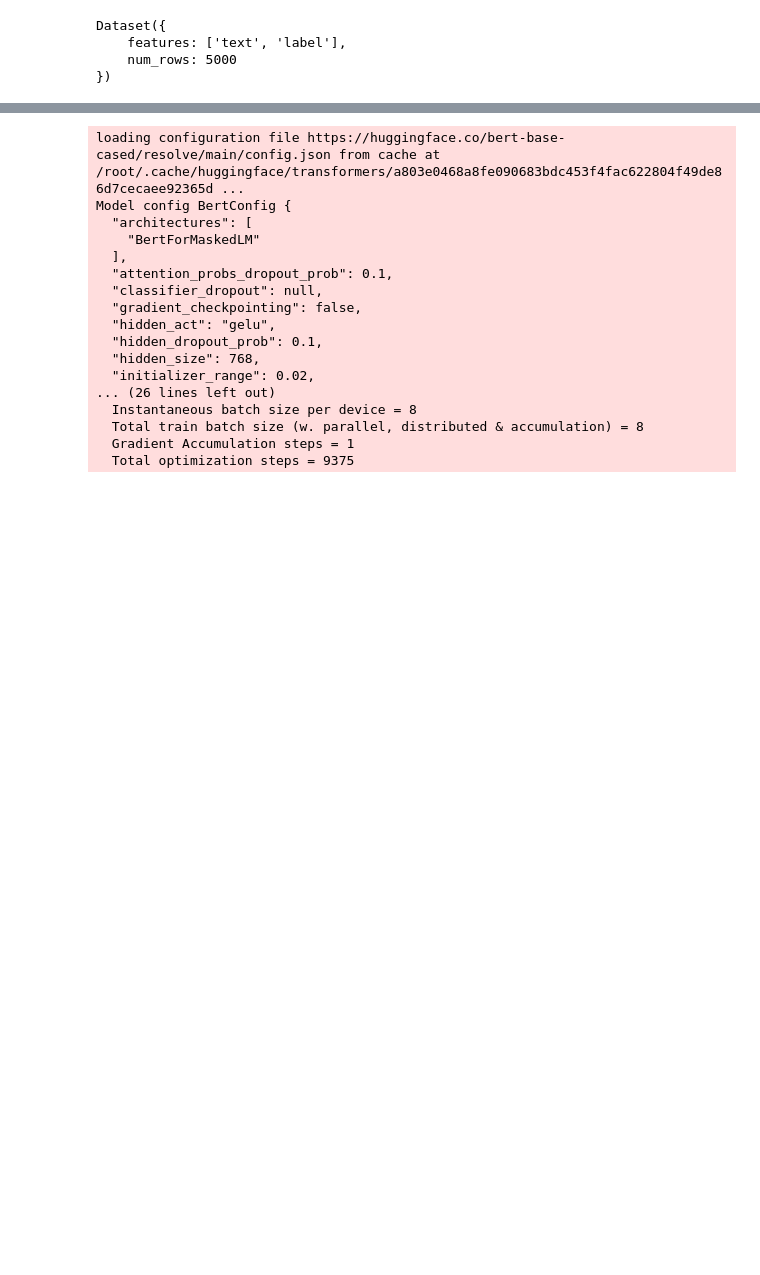
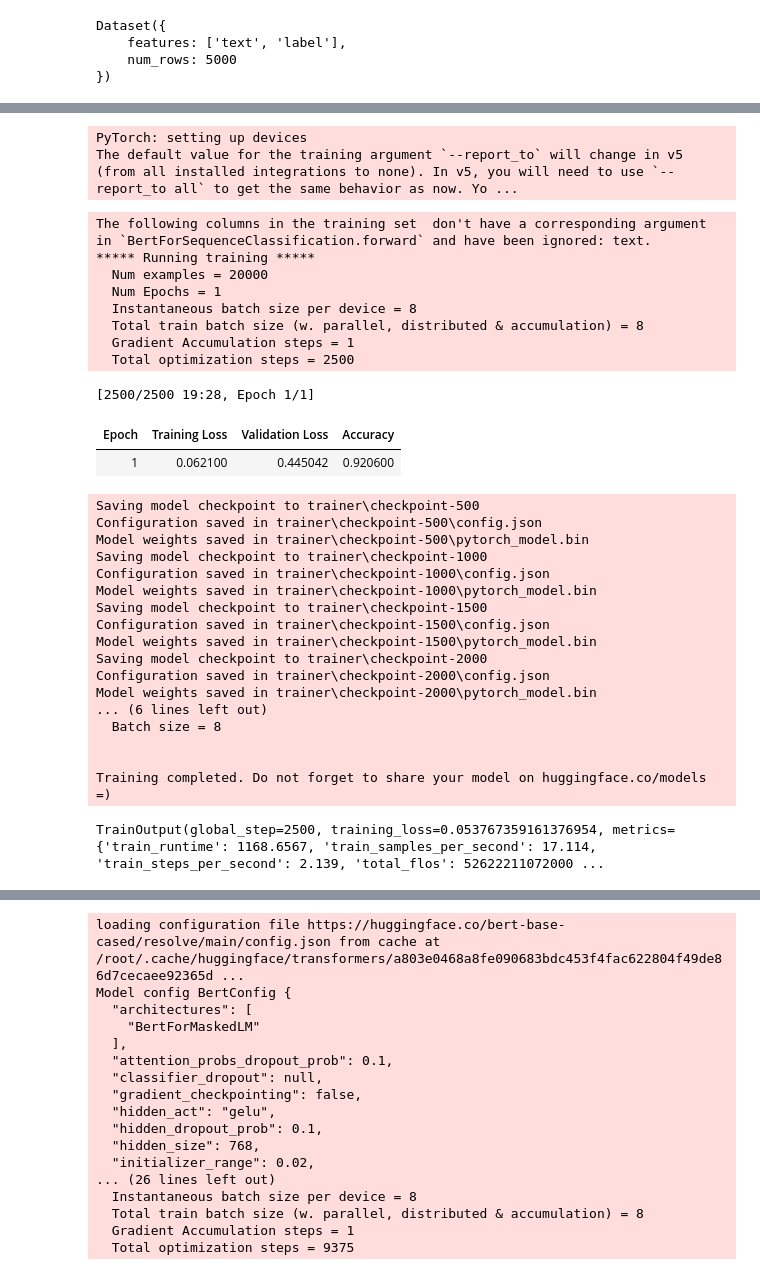
Before and after one commit to JulienGervai/sys843, a Jupyter notebook: imdb/BERT/BERT_IMDB.ipynb, the cells around one changed output, grey strips where cells are left out. Cells and saved outputs as stored; diff of their text form; code cells hidden in the pictures; blank space fills up the shorter version.

```diff
--- a/imdb/BERT/BERT_IMDB.ipynb
+++ b/imdb/BERT/BERT_IMDB.ipynb
@@ -111,0 +159,3 @@ TrainOutput(global_step=9375, training_loss=0.2375319580078125, metrics={'train_
+# %%
+from transformers import AutoModelForSequenceClassification
+model = AutoModelForSequenceClassification.from_pretrained("trainer/checkpoint-7500", num_labels=2)
@@ -111,0 +180,48 @@ TrainOutput(global_step=9375, training_loss=0.2375319580078125, metrics={'train_
+# %%
+from transformers import TrainingArguments
+
+training_args = TrainingArguments("trainer", evaluation_strategy="epoch", num_train_epochs = 1, learning_rate = 1e-05)
+# %% [output]
+PyTorch: setting up devices
+The default value for the training argument `--report_to` will change in v5 (from all installed integrations to none). In v5, you will need to use `--report_to all` to get the same behavior as now. Yo ...
+# %%
+from transformers import Trainer
+
+trainer = Trainer(
+    model=model,
+    args=training_args,
+    train_dataset=tokenized_train_ds,
+    eval_dataset=tokenized_val_ds,
+    compute_metrics=compute_metrics
+)
+trainer.train()
+# %% [output]
+The following columns in the training set  don't have a corresponding argument in `BertForSequenceClassification.forward` and have been ignored: text.
+***** Running training *****
+  Num examples = 20000
+  Num Epochs = 1
+  Instantaneous batch size per device = 8
+  Total train batch size (w. parallel, distributed & accumulation) = 8
+  Gradient Accumulation steps = 1
+  Total optimization steps = 2500
+[2500/2500 19:28, Epoch 1/1]
+| Epoch | Training Loss | Validation Loss | Accuracy |
+| 1 | 0.062100 | 0.445042 | 0.920600 |
+Saving model checkpoint to trainer\checkpoint-500
+Configuration saved in trainer\checkpoint-500\config.json
+Model weights saved in trainer\checkpoint-500\pytorch_model.bin
+Saving model checkpoint to trainer\checkpoint-1000
+Configuration saved in trainer\checkpoint-1000\config.json
+Model weights saved in trainer\checkpoint-1000\pytorch_model.bin
+Saving model checkpoint to trainer\checkpoint-1500
+Configuration saved in trainer\checkpoint-1500\config.json
+Model weights saved in trainer\checkpoint-1500\pytorch_model.bin
+Saving model checkpoint to trainer\checkpoint-2000
+Configuration saved in trainer\checkpoint-2000\config.json
+Model weights saved in trainer\checkpoint-2000\pytorch_model.bin
+... (6 lines left out)
+  Batch size = 8
+
+
+Training completed. Do not forget to share your model on huggingface.co/models =)
+TrainOutput(global_step=2500, training_loss=0.053767359161376954, metrics={'train_runtime': 1168.6567, 'train_samples_per_second': 17.114, 'train_steps_per_second': 2.139, 'total_flos': 52622211072000 ...
```
Also changed, not shown: parts of 16 cells of this notebook.
